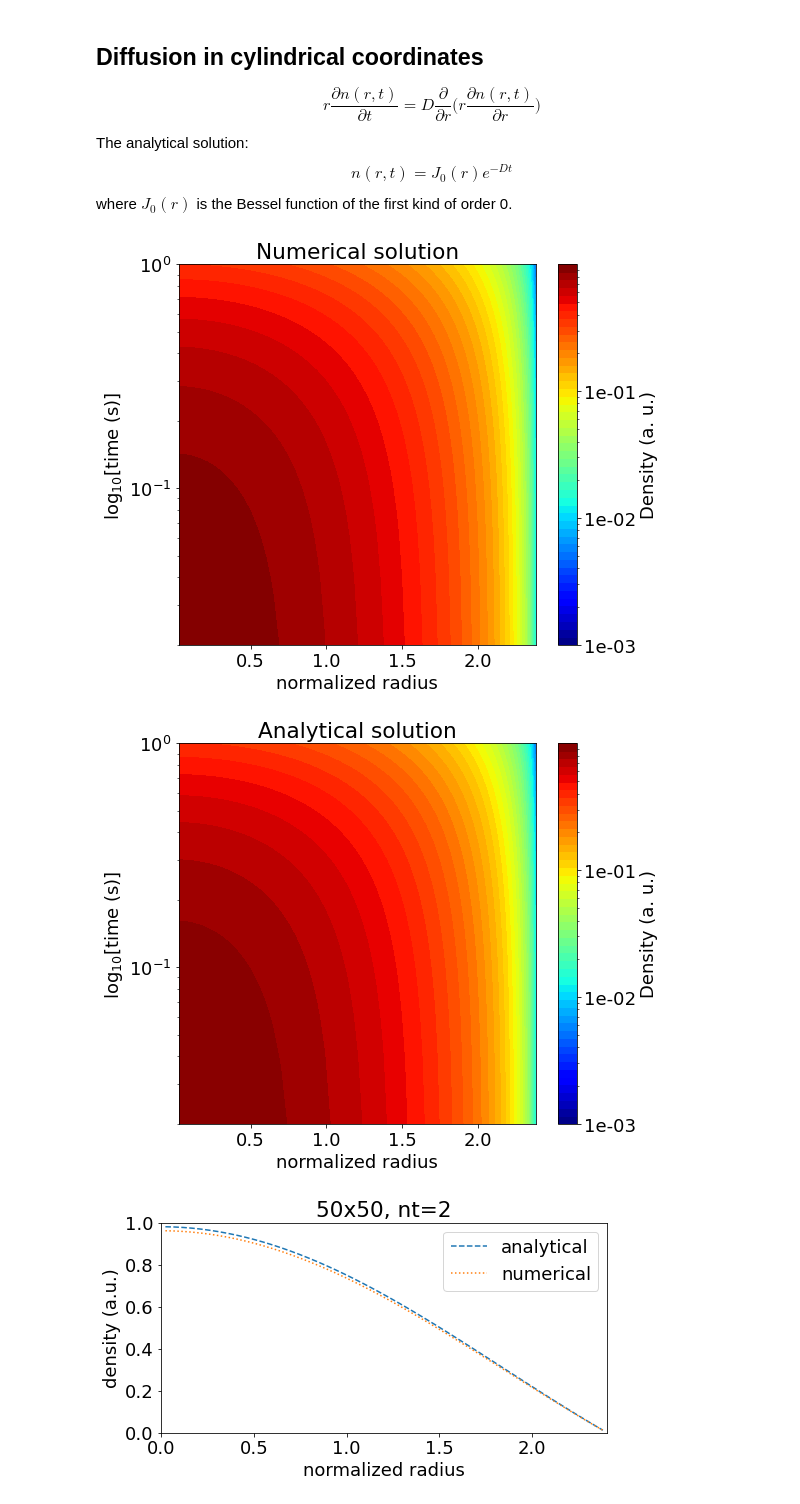
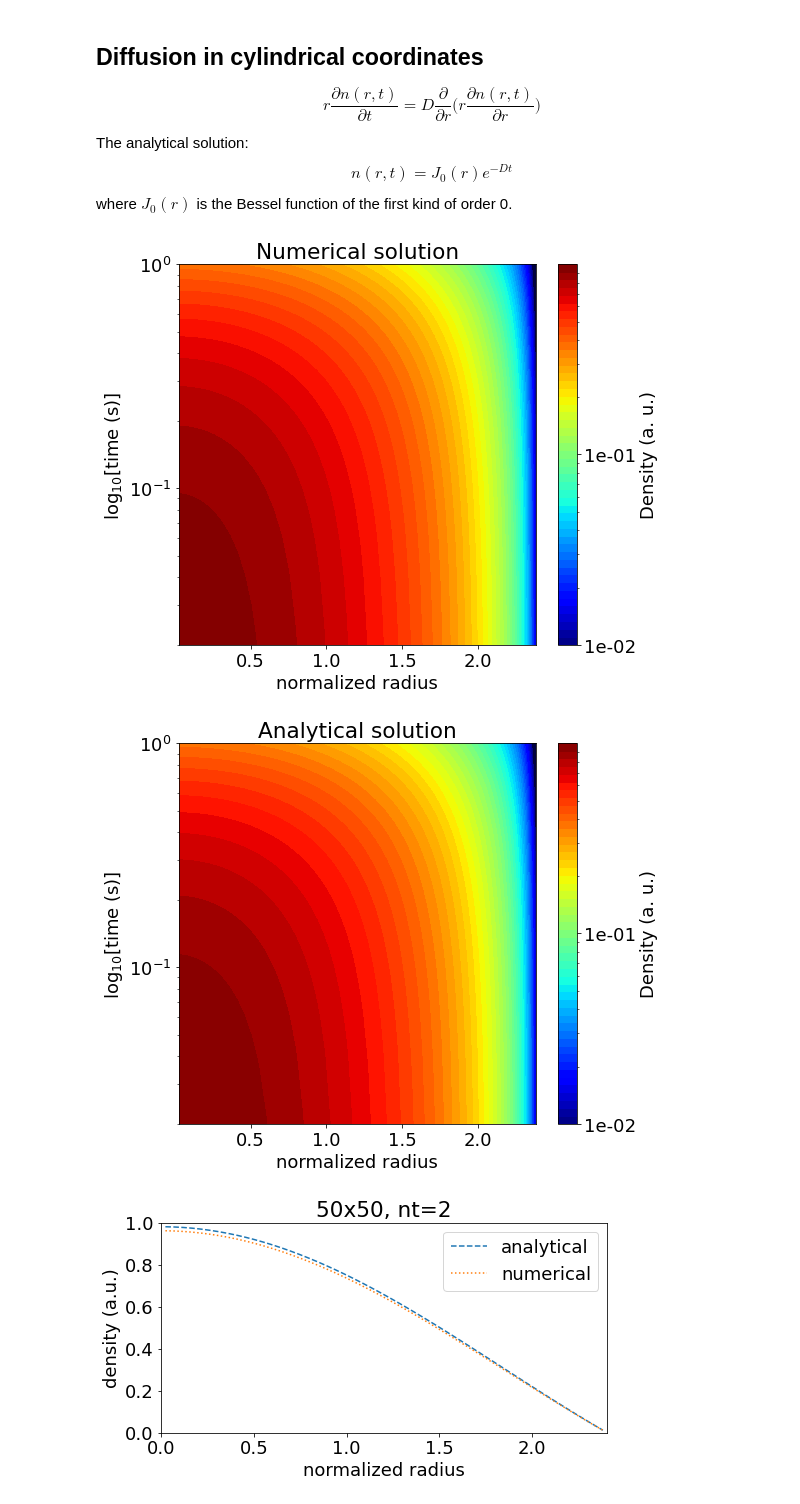
Before and after one commit to leferi99/szakdolgozat, a Jupyter notebook: verification.ipynb, the cells around one changed output. Drawn from its saved outputs; the diff is of its cells as text; code cells hidden in the pictures.

```diff
--- a/verification.ipynb
+++ b/verification.ipynb
@@ -559,9 +559,9 @@ for i in range(nt):
     eq.solve(var=n, dt=dt)
     solution[i,0:nr,1]=copy.deepcopy(n.value)
 
-ticks = 3
+ticks = 2
 levels = 50
-logdiff = 3
+logdiff = 2
 figsize = (8,7)
 sol_min = solution[:,:,1].min()
 sol_max = solution[:,:,1].max()
@@ -597,35 +597,35 @@ for j in range(nr):
 ## the first line inside the for loop contains the analytical solution based on the equation above
 for i in range(nt):
     analytical[i,0:nr,1] = sc.j0(analytical[i,0:nr,0]) * math.exp(-D * i * dt)
 
 ## Plotting the analytical solution
 sol_min = analytical[:,:,1].min()
 sol_max = analytical[:,:,1].max()
 logmax = math.ceil(np.log10(sol_max))
 logmin = logmax - logdiff
 numofticks = ticks
 div = logdiff // numofticks
 power = np.arange((logmax - (numofticks * div)), logmax, div)
 array1 = np.zeros(len(power)) + 10.
 ticks1 = np.power(array1, power)
 levels1 = np.logspace(logmin,logmax,levels, base=10.0)
 norm = matplotlib.colors.LogNorm(vmin=(10 ** logmin),vmax=sol_max)
 formatter = matplotlib.ticker.LogFormatter(10, labelOnlyBase=False)
 fig = plt.figure(figsize=figsize)
 plot = plt.contourf(analytical[0,:,0], np.linspace(dt,duration,nt), analytical[:,:,1],
                         levels=levels1, norm=norm, cmap=plt.cm.jet)
 axes = plt.gca()
 axes.set_facecolor((0.,0.,0.25)) ## dark blue will display where the values are too small
 axes.set_yscale('log')
 cbar = plt.colorbar(ticks=ticks1, format=formatter)
 cbar.set_label(r'Density (a. u.)')
 plt.xlabel('normalized radius')
 plt.ylabel(r'log$_{10}$[time (s)]')
 plt.title(r'Analytical solution')
 plt.savefig('verification_plots/diff_bessel_A.jpg', dpi=150)
 # %% [output]
-[figure, old version]
+[figure, new version]
-[figure, old version]
+[figure, new version]
 # %%
 fig2 = plt.figure(figsize=(8,4))
 plt.plot(analytical[1,0:nr,0], analytical[1,0:nr,1], label="analytical", linestyle="--")
```
Also changed, not shown: 2 other files.
